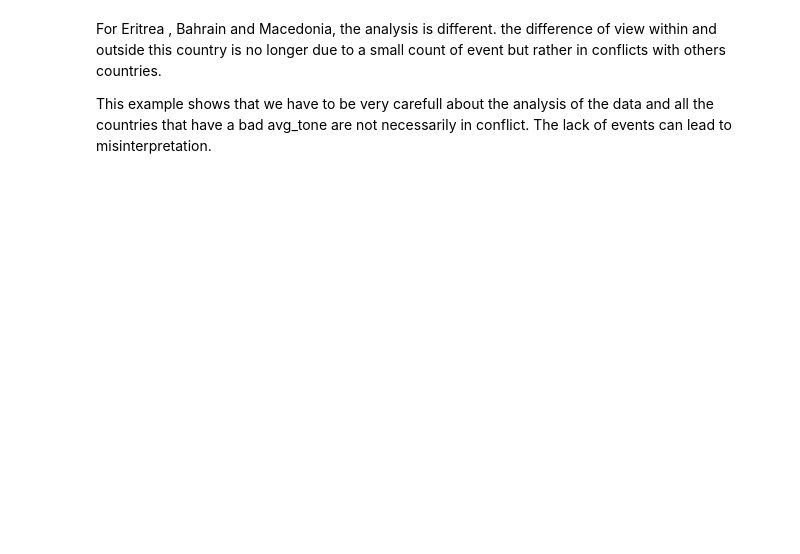
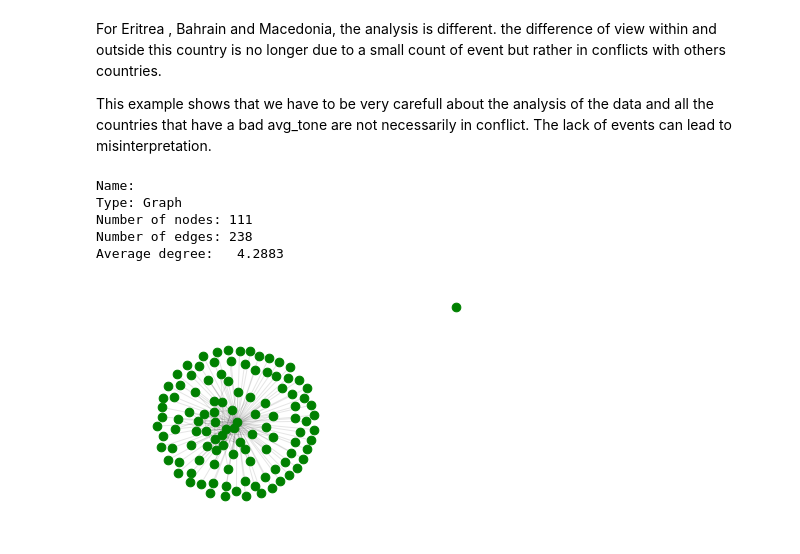
Before and after one commit to NatGr/projectAdA, a Jupyter notebook: tests_christophe.ipynb, the cells around one changed output. Cells and saved outputs as stored; diff of their text form; code cells hidden in the pictures; blank space fills up the shorter version.

Commit message:
add graph

```diff
--- a/tests_christophe.ipynb
+++ b/tests_christophe.ipynb
@@ -428,3 +428,28 @@ for i in country:
 count_map['count'] = count_map['count'].astype(float)
 
 count_map.to_csv('count_map.csv')
+# %%
+graphe_negative = country_to_country_view[country_to_country_view["avg_tone"] < 0][country_to_country_view["count_mentions"] > 100000]
+graphe_negative.head()
+graphe_negative.to_csv("graphe.csv")
+# %%
+import networkx as nx
+
+graph_negative =nx.from_pandas_edgelist(graphe_negative, 'actor_country', 'mention_country', edge_attr=None, create_using= nx.Graph())
+print(nx.info(graph_negative))
+# %% [output]
+Name:
+Type: Graph
+Number of nodes: 111
+Number of edges: 238
+Average degree:   4.2883
+# %%
+# plot it out
+pos = nx.spring_layout(graph_negative,k=0.2)
+ec = nx.draw_networkx_edges(graph_negative, pos, alpha=0.1)
+nc = nx.draw_networkx_nodes(graph_negative, pos, nodelist=graph_negative.nodes(), node_color='g', cmap=plt.cm.jet, node_shape='.')
+plt.axis('off')
+plt.savefig('graph.png')
+plt.show()
+# %% [output]
+[figure, added]
```
Also changed, not shown: parts of 3 cells of this notebook.
